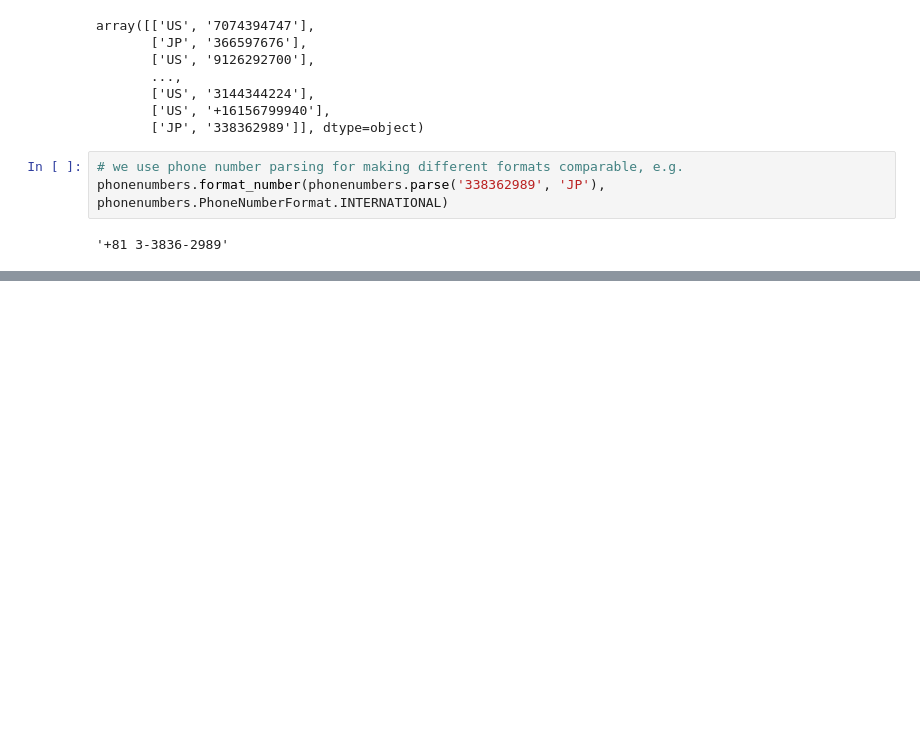
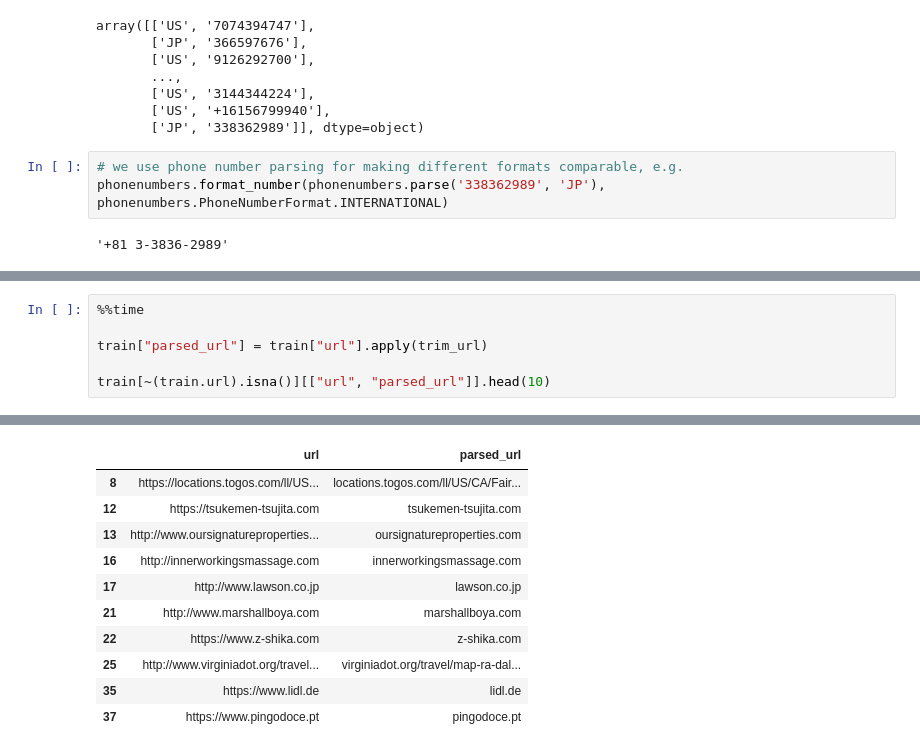
Before and after one commit to wol-e/kaggle, a Jupyter notebook: foursquare_location_matching/notebooks/eda.ipynb, the cells around one changed output, grey strips where cells are left out. Cells and saved outputs as stored; diff of their text form; blank space fills up the shorter version.

```diff
--- a/foursquare_location_matching/notebooks/eda.ipynb
+++ b/foursquare_location_matching/notebooks/eda.ipynb
@@ -167,0 +212,7 @@ train[~(train.phone).isna() & (train.parsed_phone).isna()]
+# %%
+%%time
+
+train["parsed_url"] = train["url"].apply(trim_url)
+
+train[~(train.url).isna()][["url", "parsed_url"]].head(10)
+# %% [output]
@@ -167,0 +221,11 @@ train[~(train.phone).isna() & (train.parsed_phone).isna()]
+|  | url | parsed_url |
+| 8 | https://locations.togos.com/ll/US... | locations.togos.com/ll/US/CA/Fair... |
+| 12 | https://tsukemen-tsujita.com | tsukemen-tsujita.com |
+| 13 | http://www.oursignatureproperties... | oursignatureproperties.com |
+| 16 | http://innerworkingsmassage.com | innerworkingsmassage.com |
+| 17 | http://www.lawson.co.jp | lawson.co.jp |
+| 21 | http://www.marshallboya.com | marshallboya.com |
+| 22 | https://www.z-shika.com | z-shika.com |
+| 25 | http://www.virginiadot.org/travel... | virginiadot.org/travel/map-ra-dal... |
+| 35 | https://www.lidl.de | lidl.de |
+| 37 | https://www.pingodoce.pt | pingodoce.pt |
```
Also changed, not shown: parts of 15 cells of this notebook.
